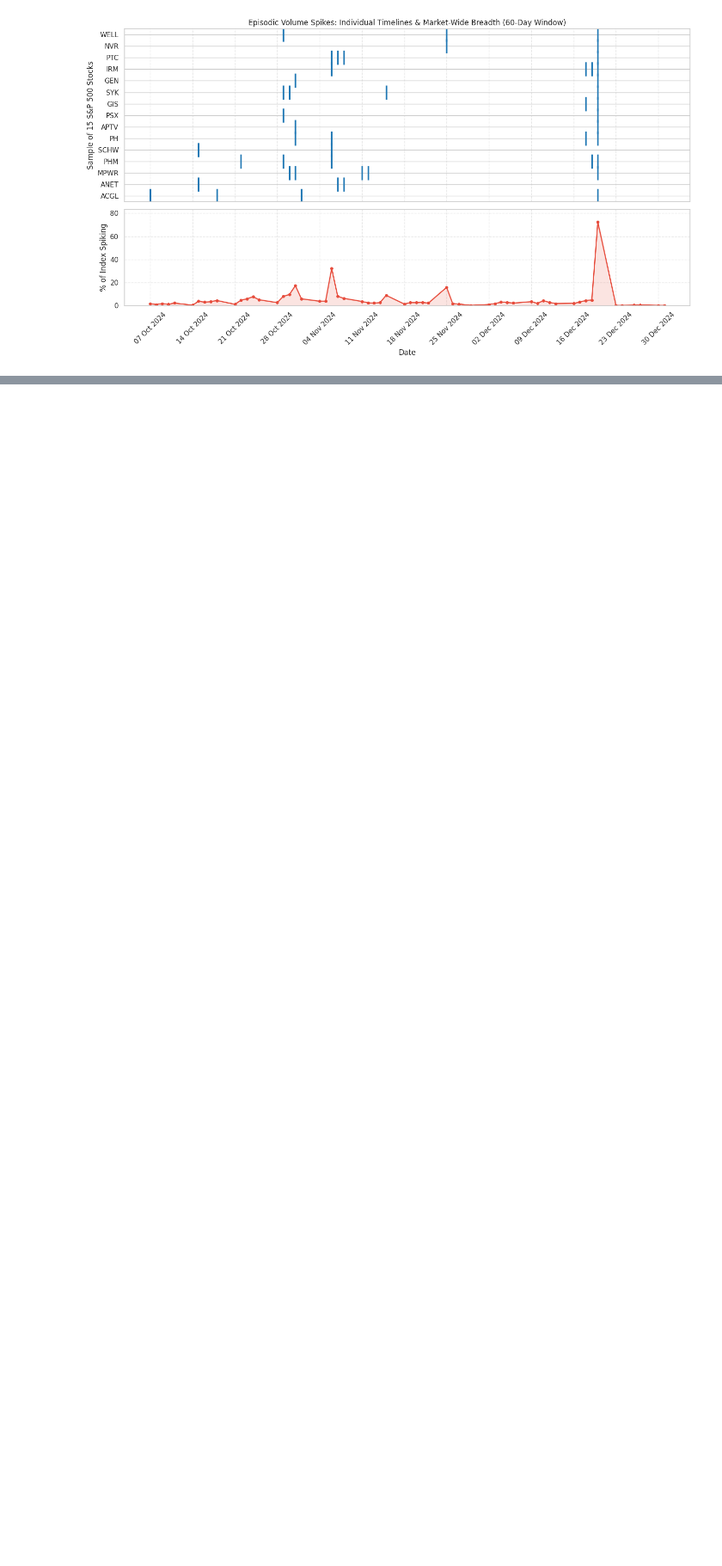
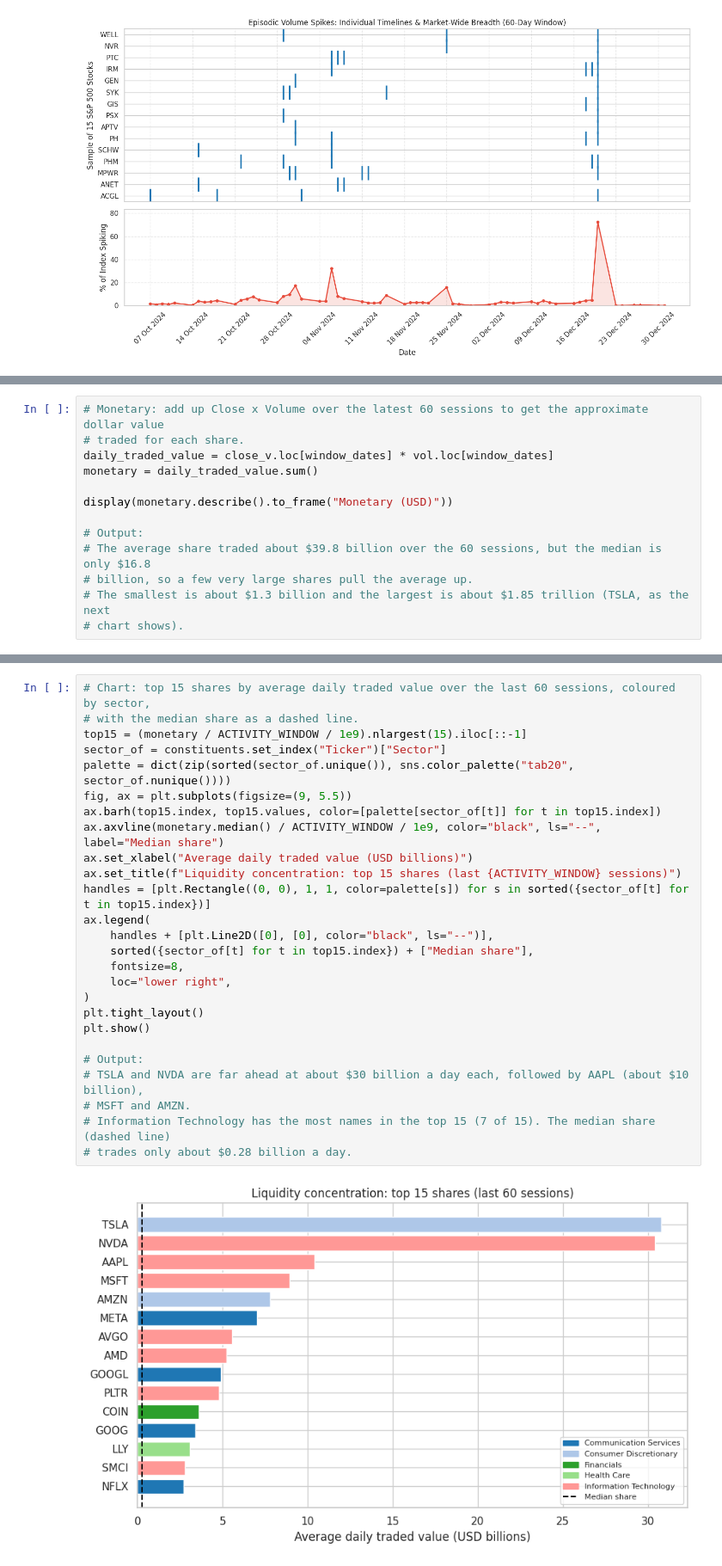
Before and after one commit to Dewdahara/CRMCM_CW1_w2054873, a Jupyter notebook: CRMCM_CW1_w2054873.ipynb, the cells around one changed output, grey strips where cells are left out. Shown at 86% size. Saved outputs shown, nothing was run; the diff lists cells and outputs as text; blank space fills up the shorter version.

Commit message:
Task 1.4.3 and 1.4.4: Monetary, feature table. Add data/features_table.csv

```diff
--- a/CRMCM_CW1_w2054873.ipynb
+++ b/CRMCM_CW1_w2054873.ipynb
@@ -1081,0 +1084,13 @@ plt.show()
+# %%
+# Monetary: add up Close x Volume over the latest 60 sessions to get the approximate dollar value
+# traded for each share.
+daily_traded_value = close_v.loc[window_dates] * vol.loc[window_dates]
+monetary = daily_traded_value.sum()
+
+display(monetary.describe().to_frame("Monetary (USD)"))
+
+# Output:
+# The average share traded about $39.8 billion over the 60 sessions, but the median is only $16.8
+# billion, so a few very large shares pull the average up.
+# The smallest is about $1.3 billion and the largest is about $1.85 trillion (TSLA, as the next
+# chart shows).
@@ -1081,0 +1107,28 @@ plt.show()
+# %%
+# Chart: top 15 shares by average daily traded value over the last 60 sessions, coloured by sector,
+# with the median share as a dashed line.
+top15 = (monetary / ACTIVITY_WINDOW / 1e9).nlargest(15).iloc[::-1]
+sector_of = constituents.set_index("Ticker")["Sector"]
+palette = dict(zip(sorted(sector_of.unique()), sns.color_palette("tab20", sector_of.nunique())))
+fig, ax = plt.subplots(figsize=(9, 5.5))
+ax.barh(top15.index, top15.values, color=[palette[sector_of[t]] for t in top15.index])
+ax.axvline(monetary.median() / ACTIVITY_WINDOW / 1e9, color="black", ls="--", label="Median share")
+ax.set_xlabel("Average daily traded value (USD billions)")
+ax.set_title(f"Liquidity concentration: top 15 shares (last {ACTIVITY_WINDOW} sessions)")
+handles = [plt.Rectangle((0, 0), 1, 1, color=palette[s]) for s in sorted({sector_of[t] for t in top15.index})]
+ax.legend(
+    handles + [plt.Line2D([0], [0], color="black", ls="--")],
+    sorted({sector_of[t] for t in top15.index}) + ["Median share"],
+    fontsize=8,
+    loc="lower right",
+)
+plt.tight_layout()
+plt.show()
+
+# Output:
+# TSLA and NVDA are far ahead at about $30 billion a day each, followed by AAPL (about $10 billion),
+# MSFT and AMZN.
+# Information Technology has the most names in the top 15 (7 of 15). The median share (dashed line)
+# trades only about $0.28 billion a day.
+# %% [output]
+[figure, added]
```
Also changed, not shown: parts of 4 cells of this notebook.
